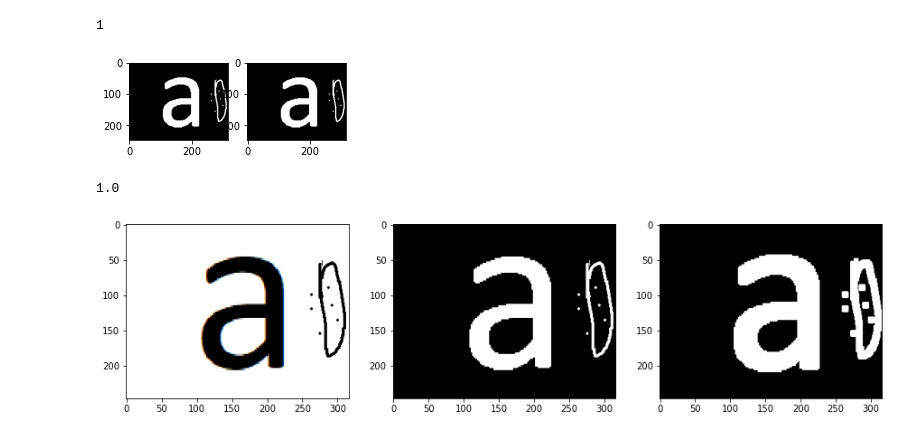
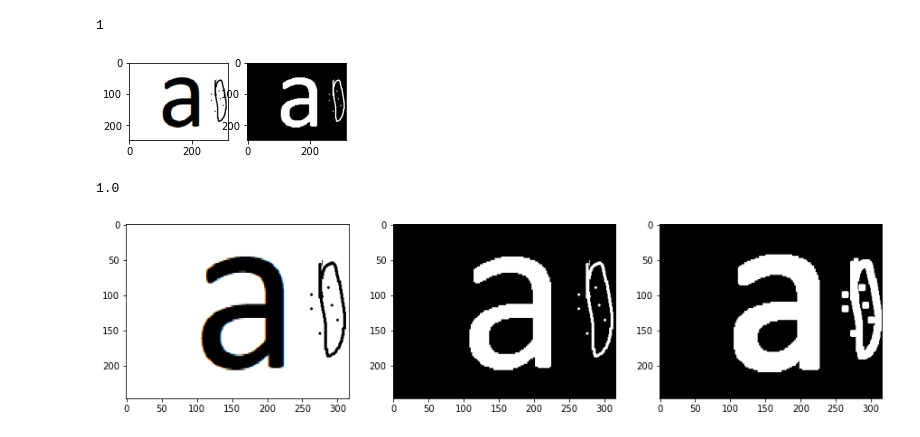
Before and after one commit to hakandrmz/Goruntu-Isleme, a Jupyter notebook: opening and closing .ipynb, the cells around one changed output. Saved outputs shown, nothing was run; the diff lists cells and outputs as text; code cells hidden in the pictures.

```diff
--- a/opening and closing .ipynb
+++ b/opening and closing .ipynb
@@ -48,16 +48,16 @@ m_f_2_combine(list_1,list_2,1)
 # %%
 path_file=r"C:\Users\Hakan\Desktop\Github\Goruntu-Isleme\Adsiz.png"
 img_1=plt.imread(path_file)
 
 img_2=convert_RGB_to_monochrome_BW(img_1,0.5)
 
 plt.subplot(1,2,1),plt.imshow(img_1)
-plt.subplot(1,3,2),plt.imshow(img_2,cmap='gray')
+plt.subplot(1,3,2),plt.imshow(img_1,cmap='gray')
 plt.subplot(1,3,3),plt.imshow(img_2,cmap='gray')
 
 plt.show()
 # %% [output]
-[figure, old version]
+[figure, new version]
 # %%
 
 np.max(img_1)
```
Also changed, not shown: 1 other file.
